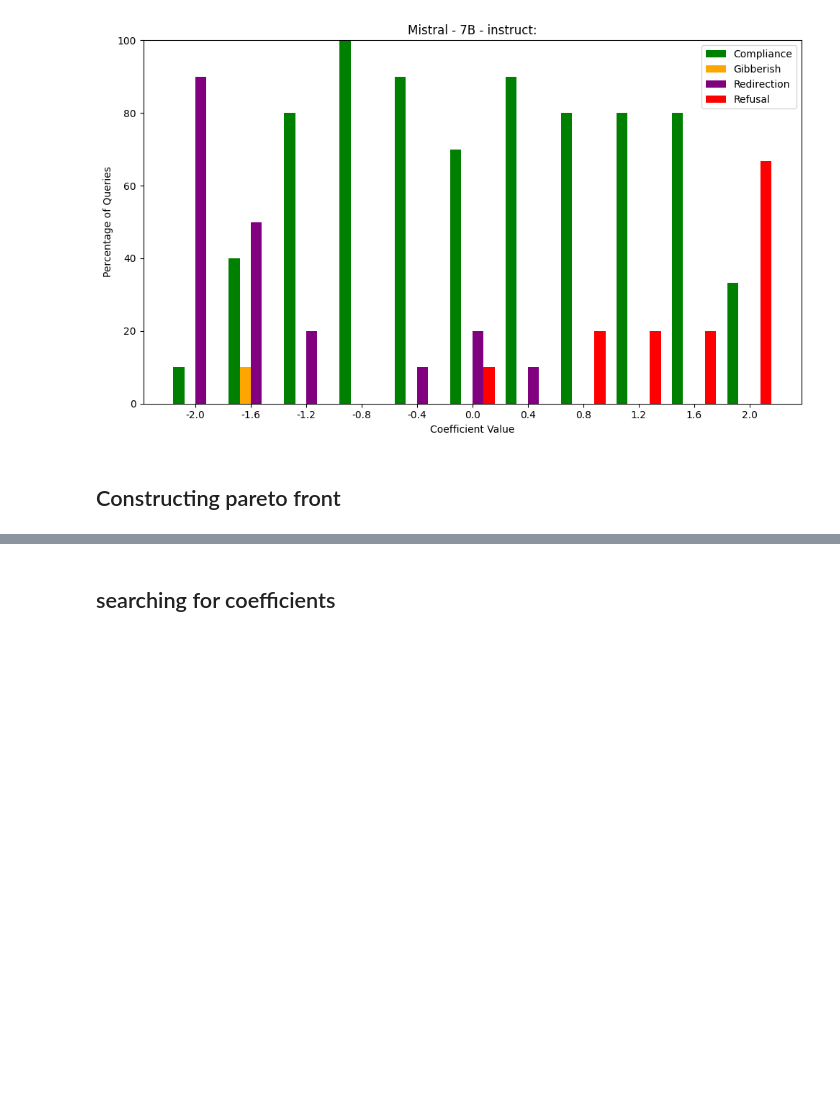
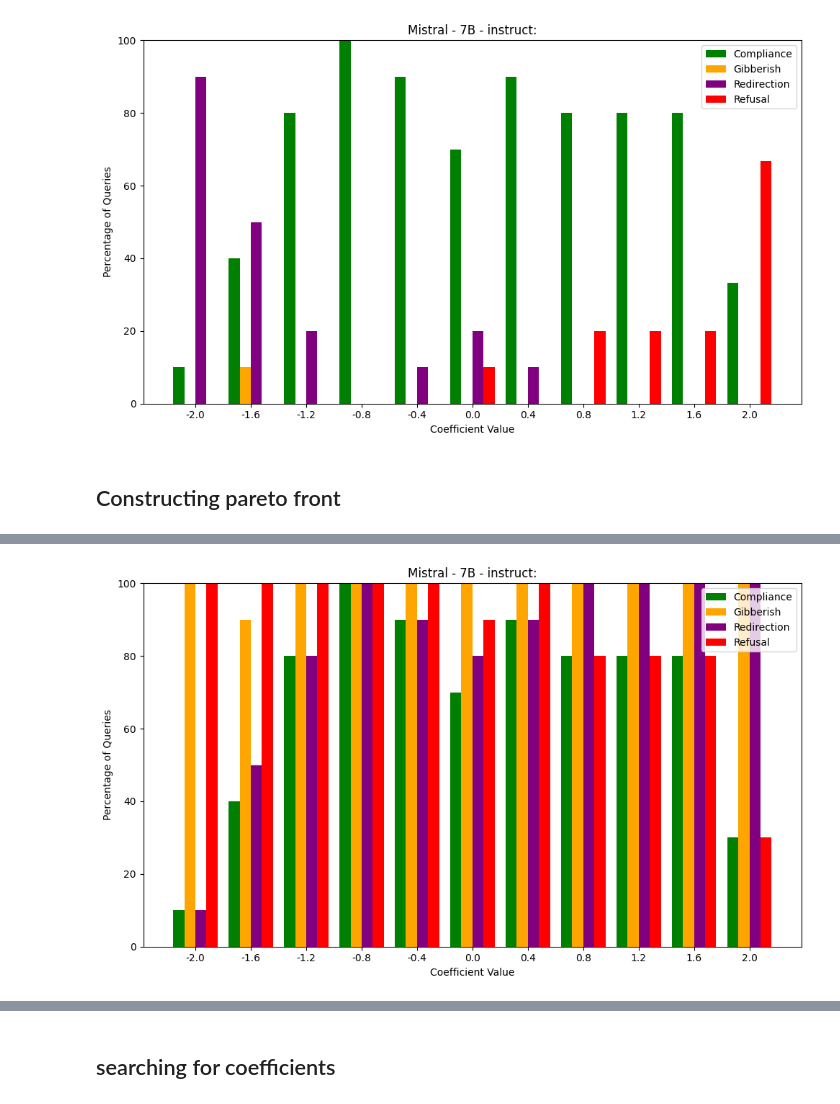
Before and after one commit to abhijith183/my-jb-experiments, a Jupyter notebook: breaking-bad-new.ipynb, the cells around one changed output, grey strips where cells are left out. Drawn from its saved outputs; the diff is of its cells as text; code cells hidden in the pictures; blank space fills up the shorter version.

```diff
--- a/breaking-bad-new.ipynb
+++ b/breaking-bad-new.ipynb
@@ -290,0 +317,11 @@ plt.show()
+# %%
+for i in result_dict.keys():
+    exists = result_dict[i].keys()
+    if 'Redirection' not in exists:
+        result_dict[i]['Redirection'] = 0
+    if 'Compliance' not in exists:
+        result_dict[i]['Compliance'] = 0
+    if 'Gibberish' not in exists:
+        result_dict[i]['Gibberish'] = 0
+    if 'Refusal' not in exists:
+        result_dict[i]['Refusal'] = 0
@@ -290,0 +342,8 @@ plt.show()
+# %%
+modified_dict = {}
+for i in result_dict.keys():
+    modified_dict[i] = {}
+    modified_dict[i]['Redirection'] = 10 - result_dict[i]['Redirection']
+    modified_dict[i]['Refusal'] = 10 - result_dict[i]['Refusal']
+    modified_dict[i]['Gibberish'] = 10 - result_dict[i]['Gibberish']
+    modified_dict[i]['Compliance'] = result_dict[i]['Compliance']
@@ -290,0 +364,40 @@ plt.show()
+# %%
+import matplotlib.pyplot as plt
+import numpy as np
+
+categories = sorted({cat for d in modified_dict.values() for cat in d.keys()})
+coeffs = list(modified_dict.keys())
+n = len(coeffs)
+
+# prepare data normalized to percentage
+data = {cat: [] for cat in categories}
+for c in coeffs:
+    total = sum(modified_dict[c].values())
+    for cat in categories:
+        data[cat].append((modified_dict[c].get(cat, 0) ) * 10)
+
+# plotting
+bar_width = 0.2
+x = np.arange(n)
+
+colors = {
+    'Refusal': 'red',
+    'Gibberish': 'orange',
+    'Redirection': 'purple',
+    'Compliance': 'green'
+}
+
+plt.figure(figsize=(10,6))
+for i, cat in enumerate(categories):
+    plt.bar(x + i*bar_width, data[cat], width=bar_width, label=cat, color=colors.get(cat, None))
+
+plt.xlabel('Coefficient Value')
+plt.ylabel('Percentage of Queries')
+plt.title('Mistral - 7B - instruct:')
+plt.xticks(x + bar_width*(len(categories)/2 - 0.5), coeffs)
+plt.ylim(0, 100)
+plt.legend()
+plt.tight_layout()
+plt.show()
+# %% [output]
+[figure, added]
```
Also changed, not shown: parts of 14 cells of this notebook.
